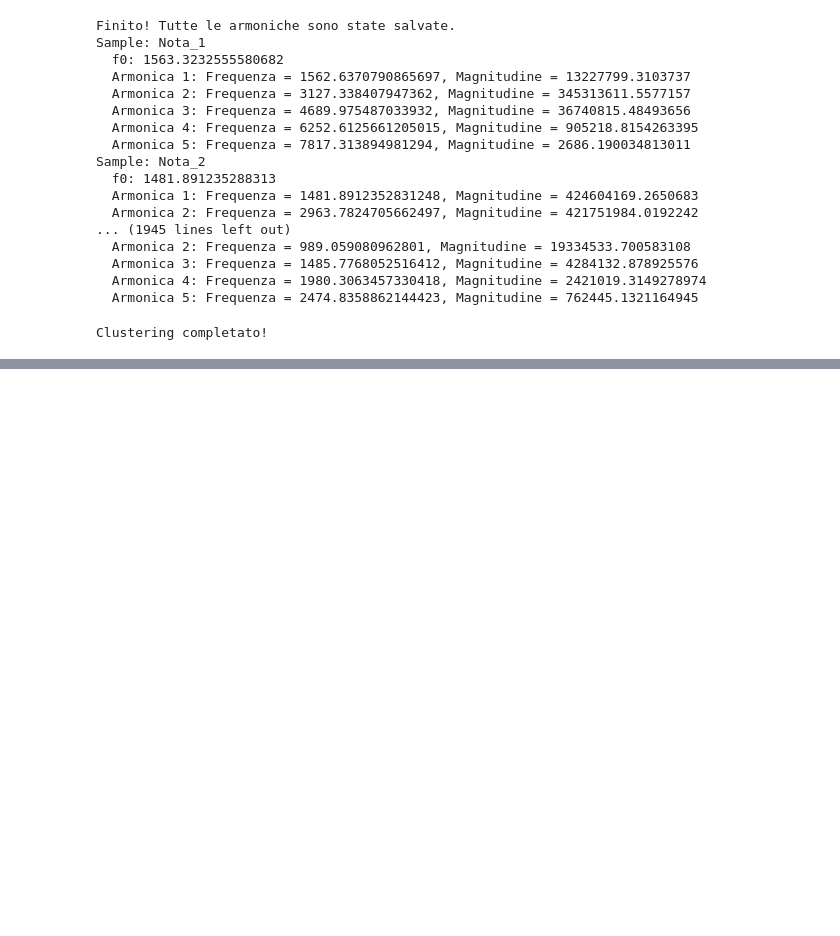
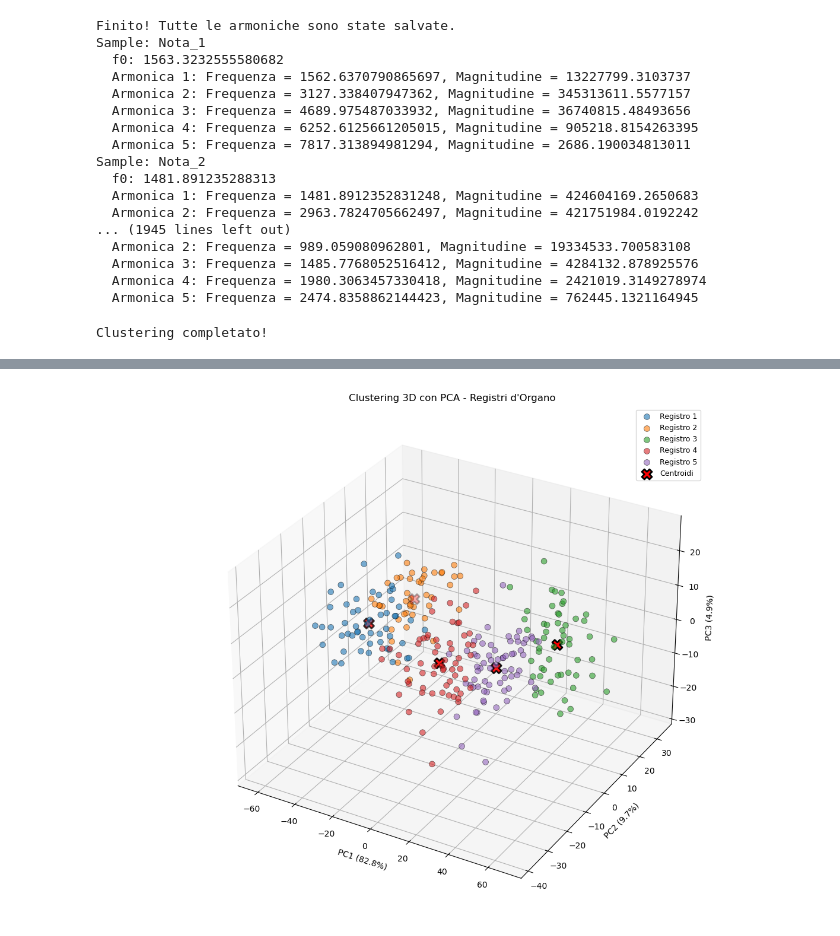
Before and after one commit to Lvetto/lmd_organo, a Jupyter notebook: armoniche_batch.ipynb, the cells around one changed output, grey strips where cells are left out. Saved outputs shown, nothing was run; the diff lists cells and outputs as text; code cells hidden in the pictures; blank space fills up the shorter version.

```diff
--- a/armoniche_batch.ipynb
+++ b/armoniche_batch.ipynb
@@ -266,0 +272,33 @@ Il cluster 5 contiene in media 55.19 note
+# %%
+# Applica PCA per ridurre a 3 dimensioni
+pca = PCA(n_components=3)
+data_pca = pca.fit_transform(data)
+
+# Crea il grafico 3D
+fig = plt.figure(figsize=(12, 9))
+ax = fig.add_subplot(111, projection='3d')
+
+# Plot dei campioni colorati per cluster
+for cluster_id in range(n_clusters):
+    mask = kmeans.labels_ == cluster_id
+    ax.scatter(data_pca[mask, 0], data_pca[mask, 1], data_pca[mask, 2],
+               c=[manual_selection[cluster_id]], label=f"Registro {cluster_id+1}",
+               s=50, alpha=0.6, edgecolors='black', linewidth=0.5)
+
+# Plot dei centroidi PCA
+centroids_pca = pca.transform(kmeans.cluster_centers_)
+ax.scatter(centroids_pca[:, 0], centroids_pca[:, 1], centroids_pca[:, 2],
+           c='red', marker='X', s=150, edgecolors='black', linewidth=2,
+           label='Centroidi')
+
+ax.set_xlabel(f'PC1 ({pca.explained_variance_ratio_[0]:.1%})')
+ax.set_ylabel(f'PC2 ({pca.explained_variance_ratio_[1]:.1%})')
+ax.set_zlabel(f'PC3 ({pca.explained_variance_ratio_[2]:.1%})')
+ax.set_title('Clustering 3D con PCA - Registri d\'Organo')
+ax.legend(loc='upper right', fontsize=9)
+ax.grid(True, alpha=0.3)
+
+plt.tight_layout()
+plt.show()
+# %% [output]
+[figure, added]
```
Also changed, not shown: parts of 6 cells of this notebook, 1 other file.
